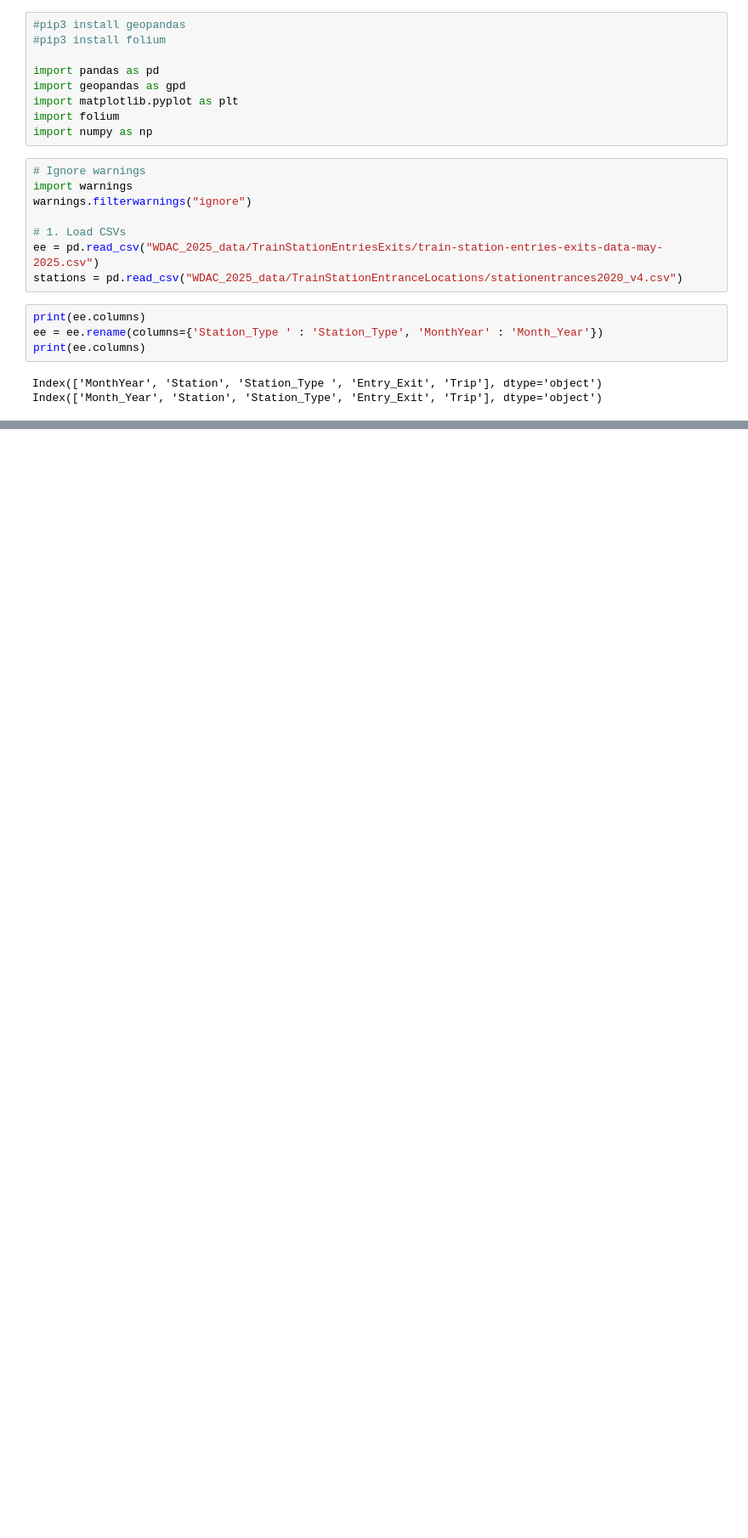
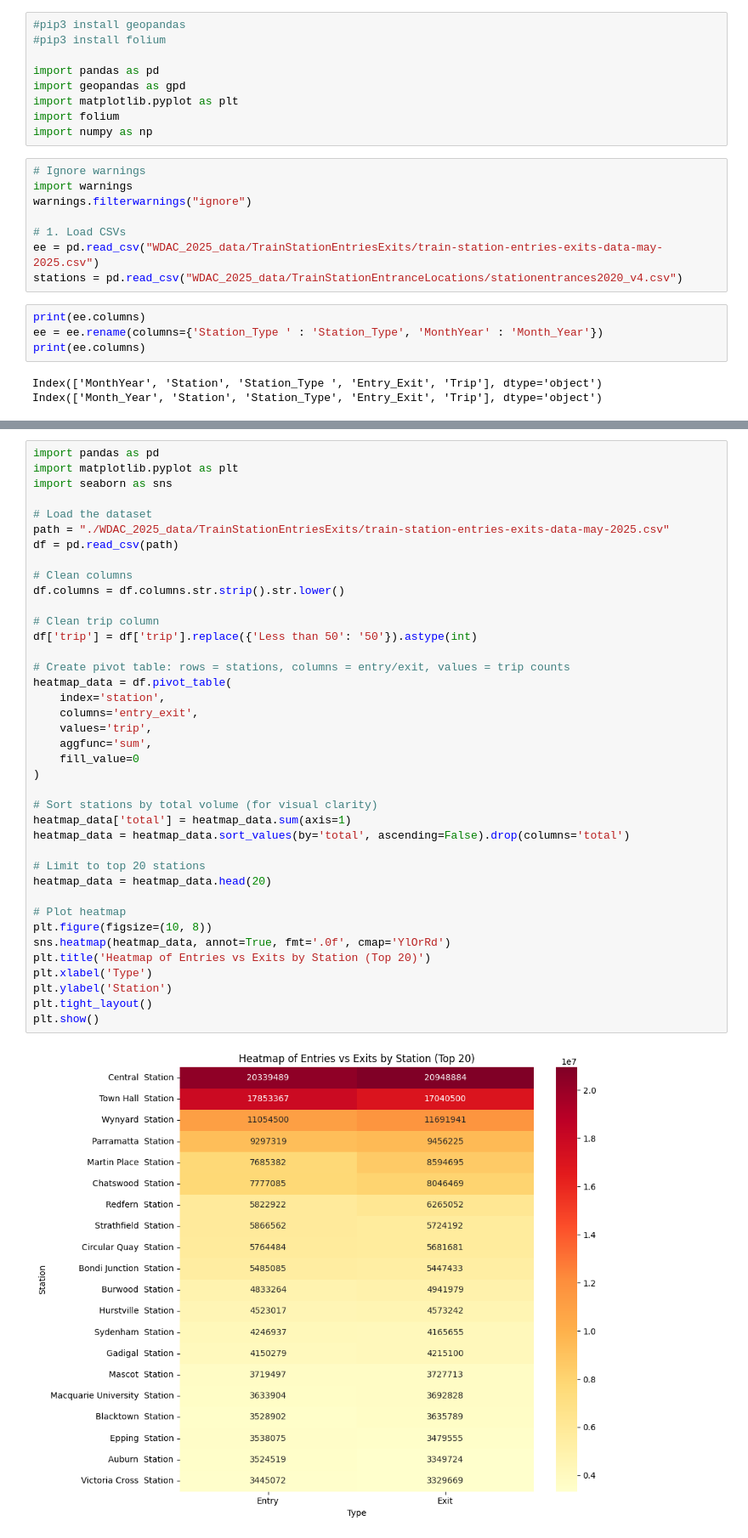
Before and after one commit to Yatik0452/NSWTravelTrack, a Jupyter notebook: goofballs.ipynb, the cells around one changed output, grey strips where cells are left out. Shown at 85% size. Saved outputs shown, nothing was run; the diff lists cells and outputs as text; blank space fills up the shorter version.

```diff
--- a/goofballs.ipynb
+++ b/goofballs.ipynb
@@ -106,0 +225,41 @@ dtype: int64
+# %%
+import pandas as pd
+import matplotlib.pyplot as plt
+import seaborn as sns
+
+# Load the dataset
+path = "./WDAC_2025_data/TrainStationEntriesExits/train-station-entries-exits-data-may-2025.csv"
+df = pd.read_csv(path)
+
+# Clean columns
+df.columns = df.columns.str.strip().str.lower()
+
+# Clean trip column
+df['trip'] = df['trip'].replace({'Less than 50': '50'}).astype(int)
+
+# Create pivot table: rows = stations, columns = entry/exit, values = trip counts
+heatmap_data = df.pivot_table(
+    index='station',
+    columns='entry_exit',
+    values='trip',
+    aggfunc='sum',
+    fill_value=0
+)
+
+# Sort stations by total volume (for visual clarity)
+heatmap_data['total'] = heatmap_data.sum(axis=1)
+heatmap_data = heatmap_data.sort_values(by='total', ascending=False).drop(columns='total')
+
+# Limit to top 20 stations
+heatmap_data = heatmap_data.head(20)
+
+# Plot heatmap
+plt.figure(figsize=(10, 8))
+sns.heatmap(heatmap_data, annot=True, fmt='.0f', cmap='YlOrRd')
+plt.title('Heatmap of Entries vs Exits by Station (Top 20)')
+plt.xlabel('Type')
+plt.ylabel('Station')
+plt.tight_layout()
+plt.show()
+# %% [output]
+[figure, added]
```
Also changed, not shown: parts of 6 cells of this notebook.
